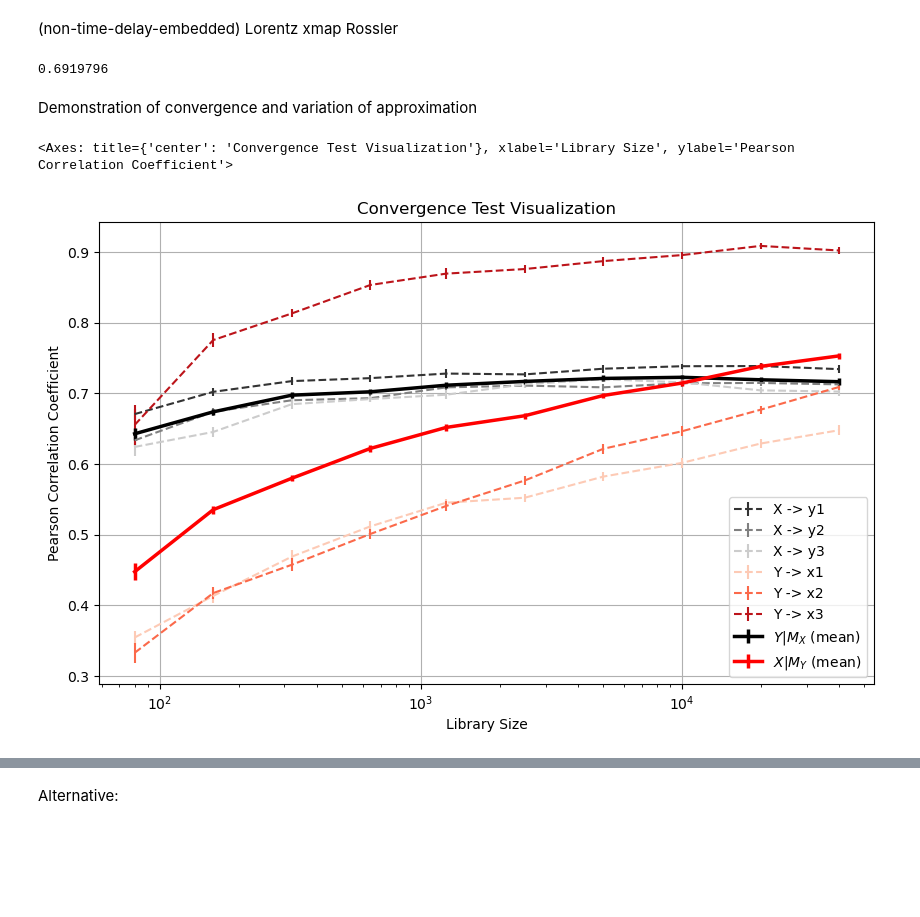
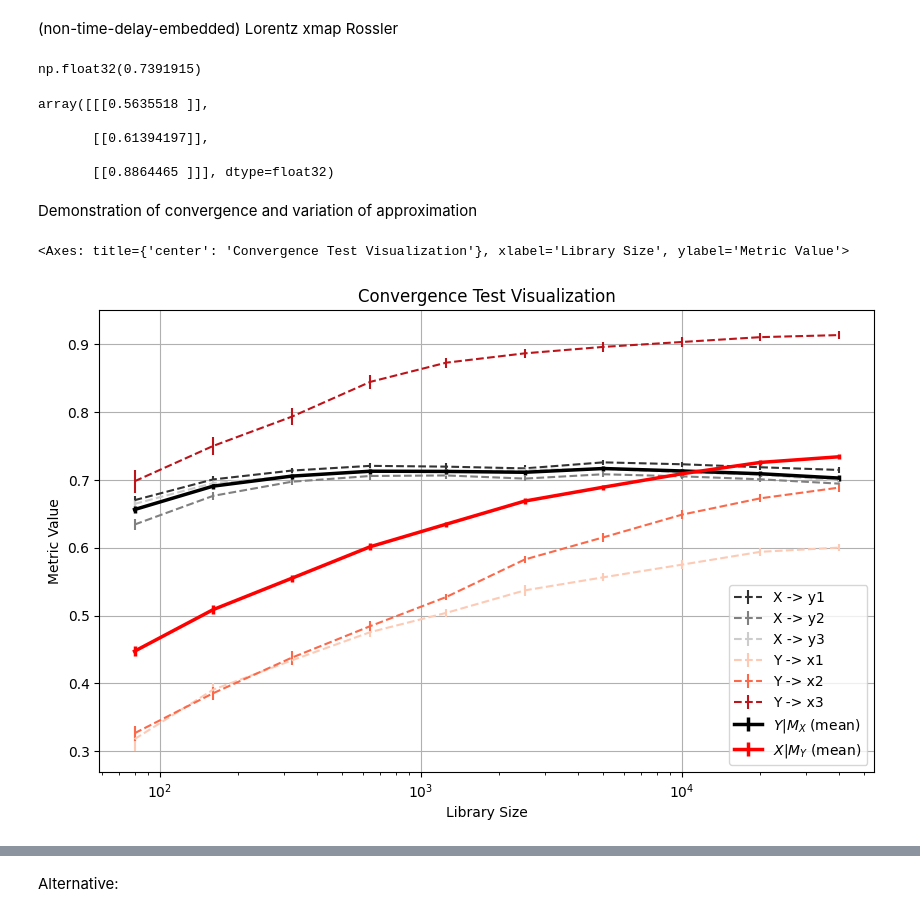
Before and after one commit to z7743/FastCCM, a Jupyter notebook: notebooks/FastCCM usage examples.ipynb, the cells around one changed output, grey strips where cells are left out. Drawn from its saved outputs; the diff is of its cells as text; code cells hidden in the pictures; blank space fills up the shorter version.

```diff
--- a/notebooks/FastCCM usage examples.ipynb
+++ b/notebooks/FastCCM usage examples.ipynb
@@ -36,20 +45,28 @@ ccm.compute(X[:,:3][None],X[:,3:][None],subset_size=5000,subsample_size=1500,exc
 # %% [markdown]
 (non-time-delay-embedded) Lorentz xmap Rossler
 # %%
-ccm.compute(X[:,3:][None],X[:,:3][None],subset_size=5000,subsample_size=1500,exclusion_rad=50,tp=0,method="simplex").mean()
+ccm.compute(X[:,3:][None],X[:,:3][None],library_size=40000,sample_size=40000,exclusion_window=50,tp=0,method="simplex",seed=1).mean()
 # %% [output]
-0.6919796
+np.float32(0.7391915)
+# %%
+ccm.compute(X[:,3:][None],X[:,:3][None],library_size=4000,sample_size=4000,exclusion_window=50,tp=0,method="simplex",seed=1,metric="corr")#.mean()
+# %% [output]
+array([[[0.5635518 ]],
+
+       [[0.61394197]],
+
+       [[0.8864465 ]]], dtype=float32)
 # %% [markdown]
 Demonstration of convergence and variation of approximation
 # %%
-conv_test_res = CCM_utils.Functions("cpu").convergence_test(X = X[:,:3][None], Y = X[:,3:][None],
-                                       subset_sizes = [80, 160, 320, 640, 1250, 2500, 5000, 10000, 20000,40000],
-                                       subsample_size=1000, exclusion_rad=20, tp=0, method="simplex",trials=20)
+conv_test_res = ccm_utils.Functions("cpu").convergence_test(X_emb = X[:,:3][None], Y_emb = X[:,3:][None],
+                                       library_sizes = [80, 160, 320, 640, 1250, 2500, 5000, 10000, 20000,40000],
+                                       sample_size=1000, exclusion_window=20, tp=0, method="simplex",trials=20, seed=1)
 # %%
-CCM_utils.Visualizer().plot_convergence_test(conv_test_res)
+ccm_utils.Visualizer().plot_convergence_test(conv_test_res)
 # %% [output]
-<Axes: title={'center': 'Convergence Test Visualization'}, xlabel='Library Size', ylabel='Pearson Correlation Coefficient'>
+<Axes: title={'center': 'Convergence Test Visualization'}, xlabel='Library Size', ylabel='Metric Value'>
-[figure, old version]
+[figure, new version]
 # %%
 # Plot for (x1, x2, x3) -> y1, y2, y3 using shades of black/gray
 plt.figure(figsize=(9,6))
```
Also changed, not shown: parts of 28 cells of this notebook, 7 other files.
